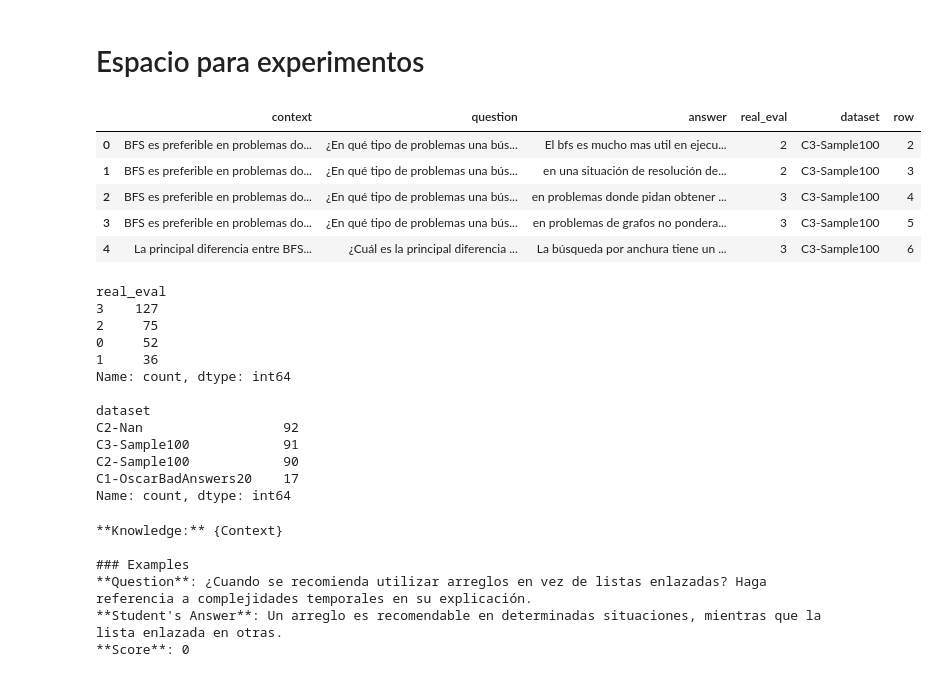
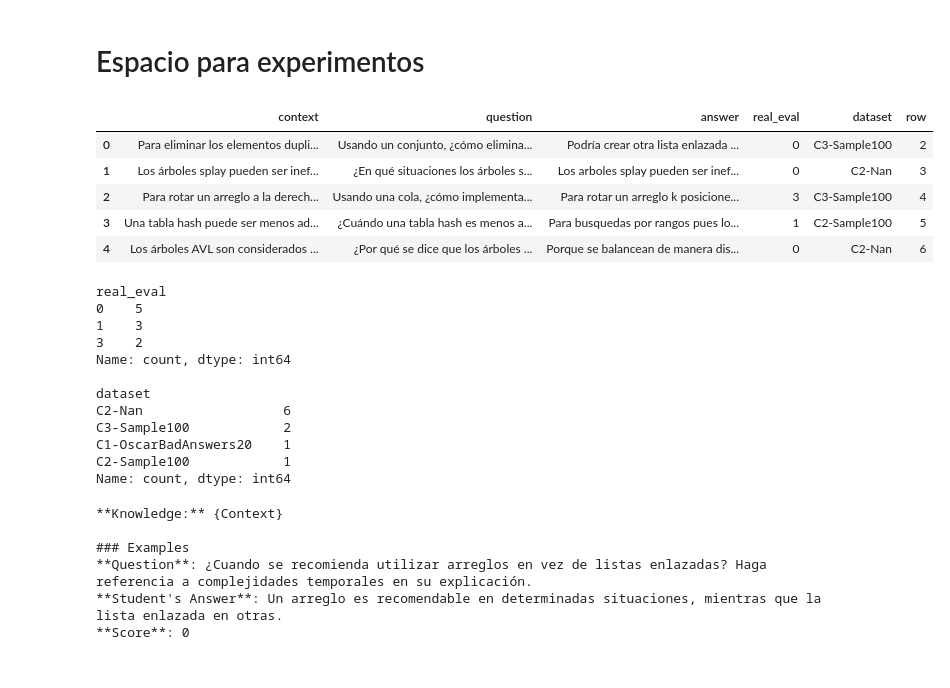
Before and after one commit to OscarRojasG/Experimentos-GPTValidator, a Jupyter notebook: Framework_Experimentos.ipynb, the cells around one changed output. Saved outputs shown, nothing was run; the diff lists cells and outputs as text; code cells hidden in the pictures.

```diff
--- a/Framework_Experimentos.ipynb
+++ b/Framework_Experimentos.ipynb
@@ -884,32 +897,31 @@ def read_results(path):
 # %%
 column_data = {
     "context": "Contexto detallado",
     "question": "Pregunta",
     "answer": "Respuesta",
-    "real_eval": "Promedio Redondeado",
+    "real_eval": "Eval",
     "dataset": "DataSet"
 }
 
-df = load_dataset("datasets_v2.xlsx", "AllDatasets (1dif)", column_data)
+df = load_dataset("datasets_v2.xlsx", "AllDatasets-Worst(10)", column_data)
 # %% [output]
 |  | context | question | answer | real_eval | dataset | row |
-| 0 | BFS es preferible en problemas do... | ¿En qué tipo de problemas una bús... | El bfs es mucho mas util en ejecu... | 2 | C3-Sample100 | 2 |
-| 1 | BFS es preferible en problemas do... | ¿En qué tipo de problemas una bús... | en una situación de resolución de... | 2 | C3-Sample100 | 3 |
-| 2 | BFS es preferible en problemas do... | ¿En qué tipo de problemas una bús... | en problemas donde pidan obtener ... | 3 | C3-Sample100 | 4 |
-| 3 | BFS es preferible en problemas do... | ¿En qué tipo de problemas una bús... | en problemas de grafos no pondera... | 3 | C3-Sample100 | 5 |
-| 4 | La principal diferencia entre BFS... | ¿Cuál es la principal diferencia ... | La búsqueda por anchura tiene un ... | 3 | C3-Sample100 | 6 |
+| 0 | Para eliminar los elementos dupli... | Usando un conjunto, ¿cómo elimina... | Podría crear otra lista enlazada ... | 0 | C3-Sample100 | 2 |
+| 1 | Los árboles splay pueden ser inef... | ¿En qué situaciones los árboles s... | Los arboles splay pueden ser inef... | 0 | C2-Nan | 3 |
+| 2 | Para rotar un arreglo a la derech... | Usando una cola, ¿cómo implementa... | Para rotar un arreglo k posicione... | 3 | C3-Sample100 | 4 |
+| 3 | Una tabla hash puede ser menos ad... | ¿Cuándo una tabla hash es menos a... | Para busquedas por rangos pues lo... | 1 | C2-Sample100 | 5 |
+| 4 | Los árboles AVL son considerados ... | ¿Por qué se dice que los árboles ... | Porque se balancean de manera dis... | 0 | C2-Nan | 6 |
 real_eval
-3    127
-2     75
-0     52
-1     36
+0    5
+1    3
+3    2
 Name: count, dtype: int64
 
 dataset
-C2-Nan                  92
-C3-Sample100            91
-C2-Sample100            90
-C1-OscarBadAnswers20    17
+C2-Nan                  6
+C3-Sample100            2
+C1-OscarBadAnswers20    1
+C2-Sample100            1
 Name: count, dtype: int64
 # %%
 prompt_data = {
```
Also changed, not shown: parts of 5 cells of this notebook.
